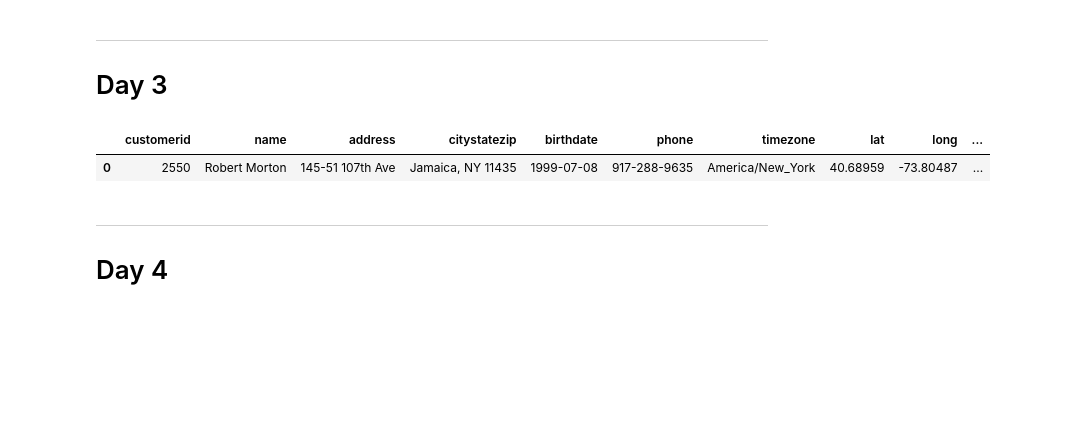
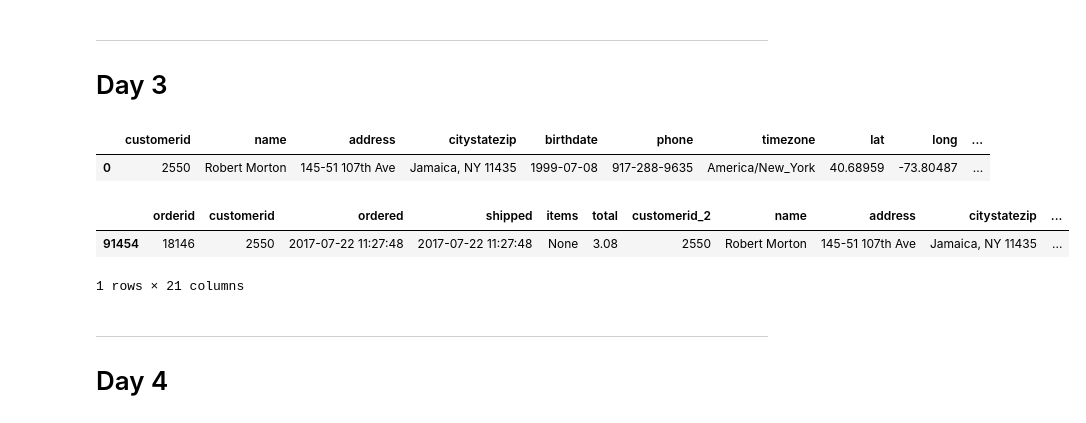
Before and after one commit to akre54/hanukkah-of-data-2023, a Jupyter notebook: Hanukkah of Data 2023 - Noahs Rug.ipynb, the cells around one changed output. Cells and saved outputs as stored; diff of their text form; code cells hidden in the pictures; blank space fills up the shorter version.

Commit message:
day 3 and 4 pandas implementation

```diff
--- a/Hanukkah of Data 2023 - Noahs Rug.ipynb
+++ b/Hanukkah of Data 2023 - Noahs Rug.ipynb
@@ -280,6 +280,17 @@ duckdb.sql(query.format(year_of_the_rabbit_years)).df()
 # %% [output]
 |  | customerid | name | address | citystatezip | birthdate | phone | timezone | lat | long | ... |
 | 0 | 2550 | Robert Morton | 145-51 107th Ave | Jamaica, NY 11435 | 1999-07-08 | 917-288-9635 | America/New_York | 40.68959 | -73.80487 | ... |
+# %%
+# Just because, here it is in pandas too. Turns out the Cancer bit isn't strictly necessary
+
+combined[
+    (combined['birthdate'].dt.year.isin([1927, 1939, 1951, 1963, 1975, 1987, 1999, 2011, 2023])) &
+    (combined['citystatezip'].str.match('Jamaica'))
+]
+# %% [output]
+|  | orderid | customerid | ordered | shipped | items | total | customerid_2 | name | address | citystatezip | ... |
+| 91454 | 18146 | 2550 | 2017-07-22 11:27:48 | 2017-07-22 11:27:48 | None | 3.08 | 2550 | Robert Morton | 145-51 107th Ave | Jamaica, NY 11435 | ... |
+1 rows × 21 columns
 # %% [markdown]
 ---
 # Day 4
```
Also changed, not shown: parts of 6 cells of this notebook.
